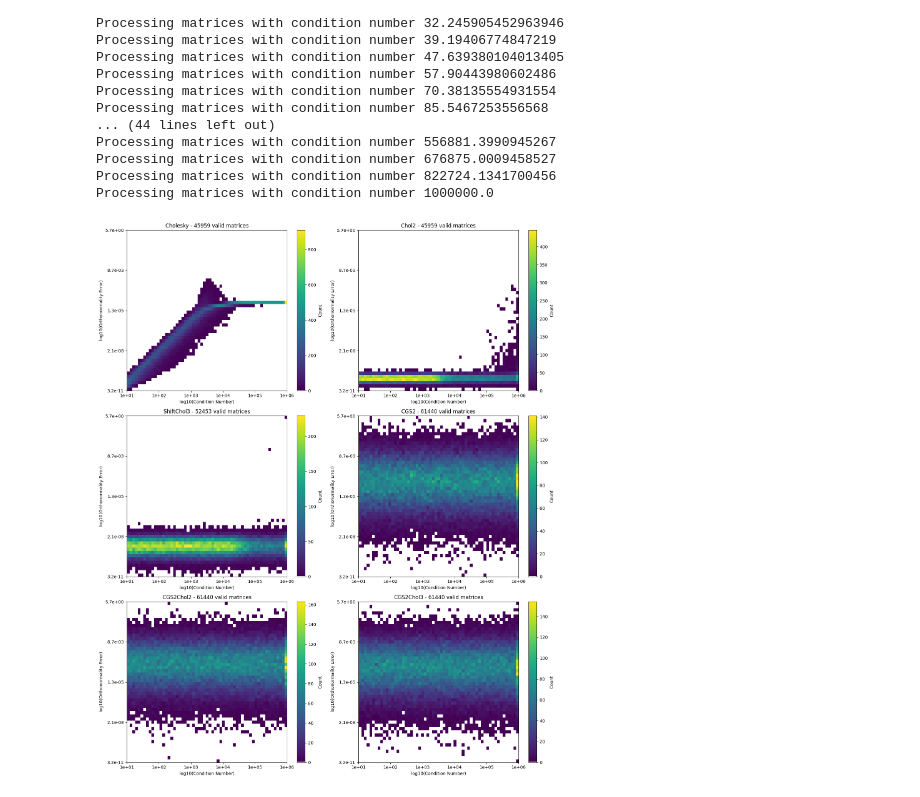
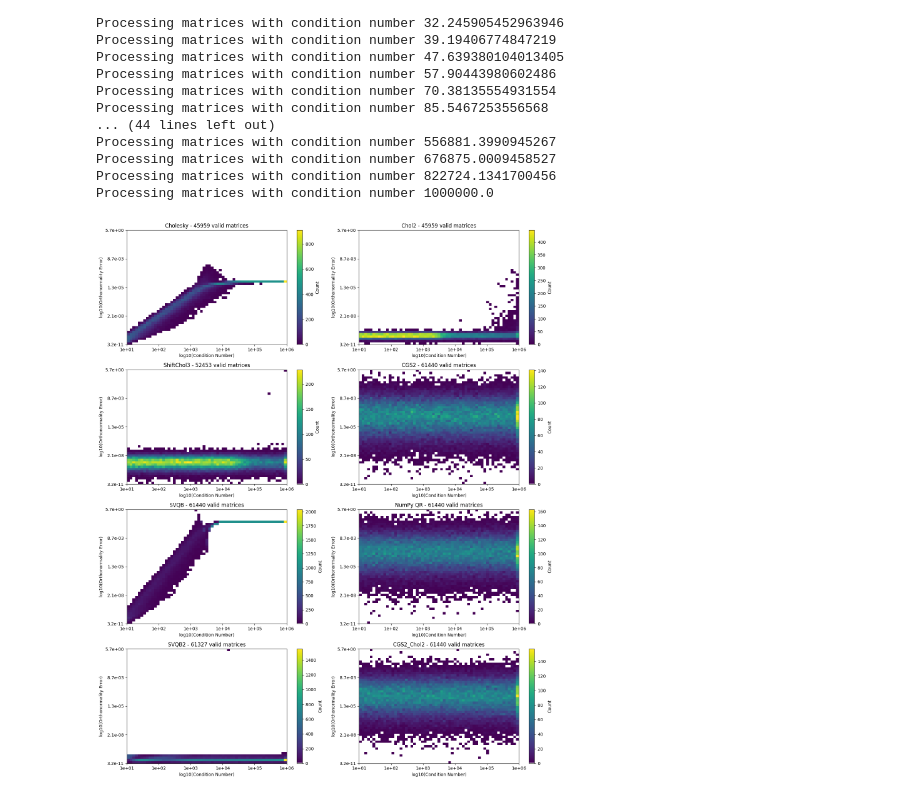
Before and after one commit to jonasdelacour/BatchLAS, a Jupyter notebook: python/ortho_investigation.ipynb, the cells around one changed output. Saved outputs shown, nothing was run; the diff lists cells and outputs as text; code cells hidden in the pictures.

Commit message:
Included double SVQB in investigation

```diff
--- a/python/ortho_investigation.ipynb
+++ b/python/ortho_investigation.ipynb
@@ -135,11 +135,9 @@ algorithms = [
     batchlas.OrthoAlgorithm.Chol2,
     batchlas.OrthoAlgorithm.ShiftChol3,
     batchlas.OrthoAlgorithm.CGS2,
-    batchlas.OrthoAlgorithm.CGS2Chol2,
-    batchlas.OrthoAlgorithm.CGS2Chol3,
     batchlas.OrthoAlgorithm.SVQB
 ]
-algorithm_names = [algo.name for algo in algorithms] + ["NumPy QR"]
+algorithm_names = [algo.name for algo in algorithms] + ["NumPy QR"] + ["SVQB2"] + ["CGS2_Chol2"]
 
 # Initialize results dictionary
 for name in algorithm_names:
@@ -185,6 +183,37 @@ for kappa in condition_numbers:
         error = np.linalg.norm(identity_approx - np.eye(n, dtype=batch.dtype), 'fro') / (m * n)
         results["NumPy QR"]["cond_numbers"].append(kappa)
         results["NumPy QR"]["errors"].append(error)
+
+    # Process SVQB2 reference
+
+    batch_copy = batch.copy(order='F')
+    for j in range(2):
+        batchlas.ortho(queue, batch_copy, batchlas.OrthoAlgorithm.SVQB, batchlas.Backend.CUDA)
+
+    for j in range(batch_size):
+        matrix = batch_copy[:, :, j]
+        identity_approx = np.dot(matrix.T, matrix)
+        if (np.any(np.isnan(identity_approx)) or np.any(np.isinf(identity_approx))):
+            continue
+        else:
+            error = np.linalg.norm(identity_approx - np.eye(n, dtype=batch.dtype), 'fro') / (m * n)
+            results["SVQB2"]["cond_numbers"].append(kappa)
+            results["SVQB2"]["errors"].append(error)
+
+    # Process CGS2_Chol2 reference
+    batch_copy = batch.copy(order='F')
+    for j in range(2):
+        batchlas.ortho(queue, batch_copy, batchlas.OrthoAlgorithm.CGS2, batchlas.Backend.CUDA)
+        batchlas.ortho(queue, batch_copy, batchlas.OrthoAlgorithm.Chol2, batchlas.Backend.CUDA)
+    for j in range(batch_size):
+        matrix = batch_copy[:, :, j]
+        identity_approx = np.dot(matrix.T, matrix)
+        if (np.any(np.isnan(identity_approx)) or np.any(np.isinf(identity_approx))):
+            continue
+        else:
+            error = np.linalg.norm(identity_approx - np.eye(n, dtype=batch.dtype), 'fro') / (m * n)
+            results["CGS2_Chol2"]["cond_numbers"].append(kappa)
+            results["CGS2_Chol2"]["errors"].append(error)
 # %% [output]
 Processing matrices with condition number 10.0
 Processing matrices with condition number 12.154742500762866
@@ -205,7 +234,7 @@ Processing matrices with condition number 822724.1341700456
 Processing matrices with condition number 1000000.0
 # %%
 # Create 5 separate plots for the 2D histograms
-fig, axs = plt.subplots(3, 2, figsize=(15, 18))
+fig, axs = plt.subplots(4, 2, figsize=(15, 18))
 axs = axs.flatten()
 
 # Create a custom colormap that starts with white for zero values
@@ -248,31 +277,31 @@ for idx, name in enumerate(algorithm_names):
     im = axs[idx].imshow(heatmap_data.T, origin='lower', aspect='auto',
                          extent=[log_cond_min, log_cond_max, y_min, y_max],
                          cmap=white_viridis)
 
     # Add colorbar
     cbar = fig.colorbar(im, ax=axs[idx])
     cbar.set_label('Count')
 
     # Set labels
     axs[idx].set_title(f"{name} - {len(conds)} valid matrices")
     axs[idx].set_xlabel("log10(Condition Number)")
     axs[idx].set_ylabel("log10(Orthonormality Error)")
 
     # Add tick labels as actual values
     x_ticks = np.linspace(log_cond_min, log_cond_max, 6)
     axs[idx].set_xticks(x_ticks)
     axs[idx].set_xticklabels([f"{10**x:.0e}" for x in x_ticks])
 
     y_ticks = np.linspace(y_min, y_max, 5)
     axs[idx].set_yticks(y_ticks)
     axs[idx].set_yticklabels([f"{10**y:.1e}" for y in y_ticks])
 
 # Remove unused subplot
 if len(algorithm_names) < len(axs):
     for i in range(len(algorithm_names), len(axs)):
         fig.delaxes(axs[i])
 
 plt.tight_layout()
 plt.show()
 # %% [output]
-[figure, old version]
+[figure, new version]
```
Also changed, not shown: parts of 1 cell of this notebook.
